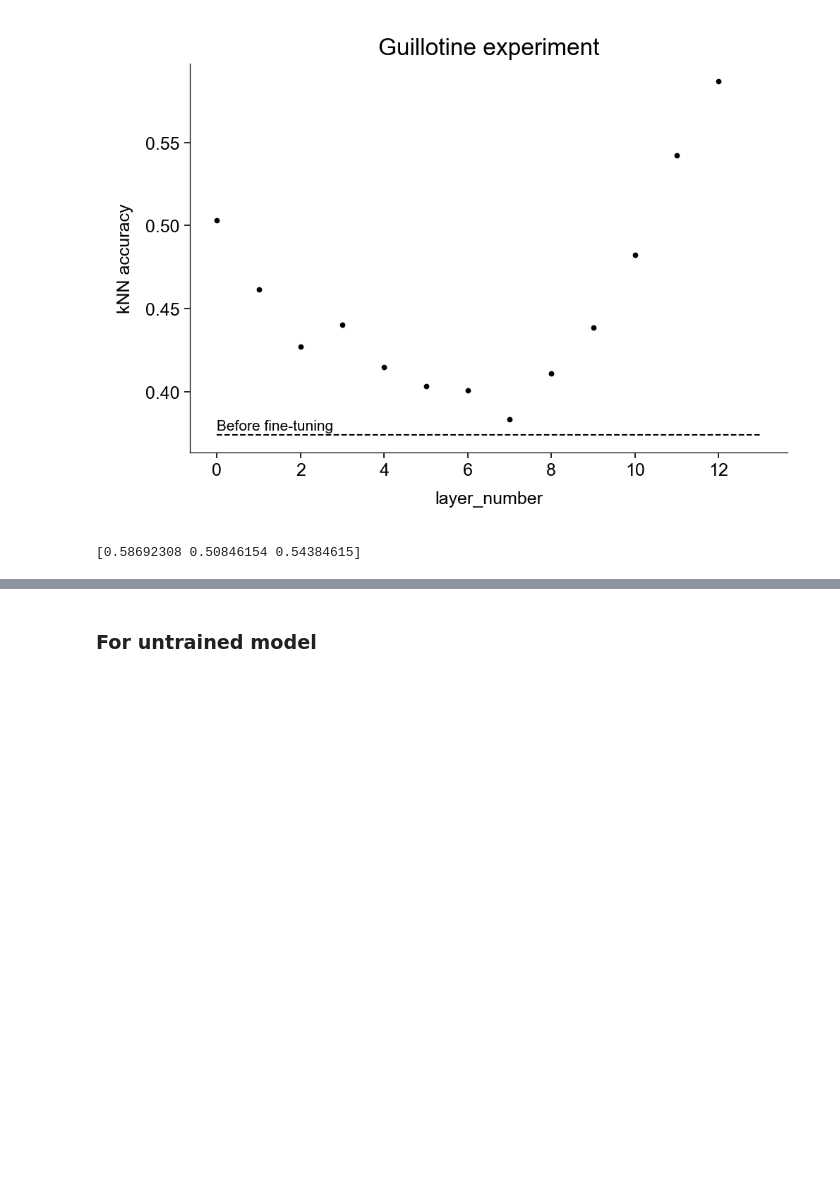
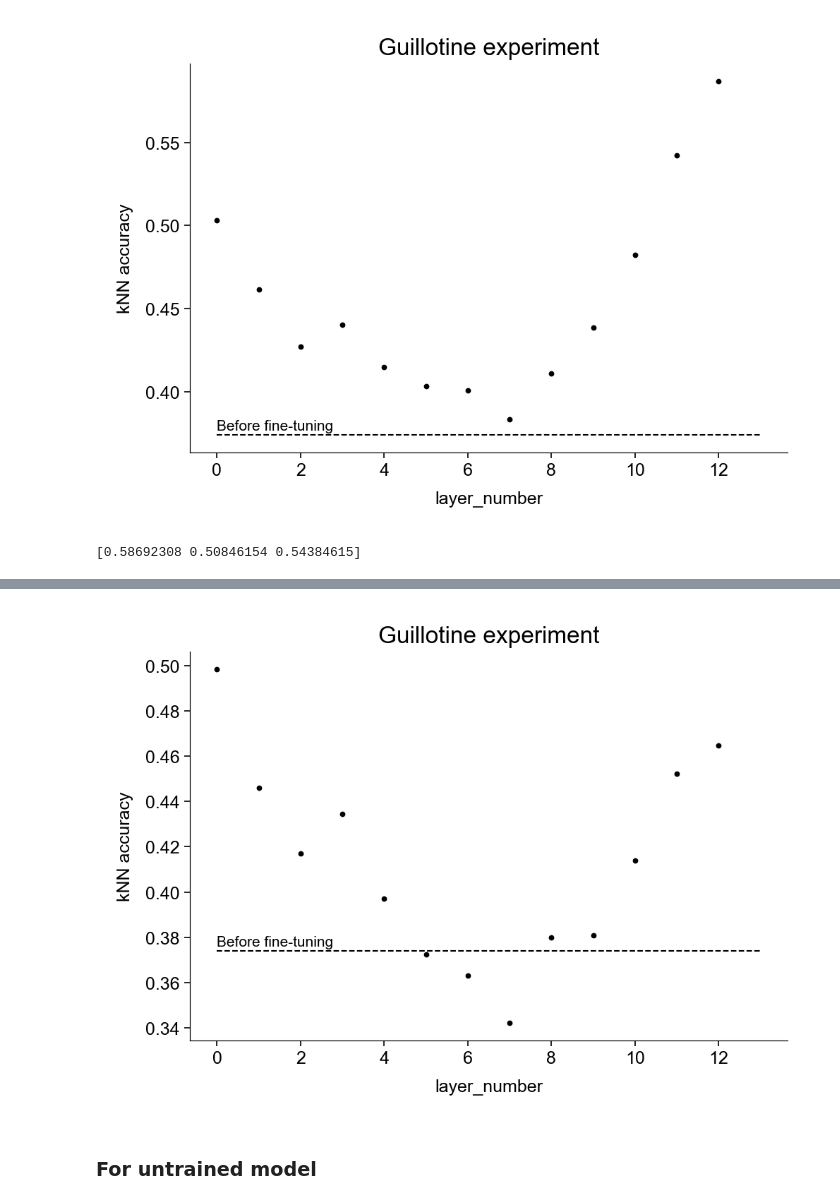
Before and after one commit to berenslab/text-embed-augm, a Jupyter notebook: scripts/updated_dataset/23-rgm-guillotine.ipynb, the cells around one changed output, grey strips where cells are left out. Saved outputs shown, nothing was run; the diff lists cells and outputs as text; code cells hidden in the pictures; blank space fills up the shorter version.

```diff
--- a/scripts/updated_dataset/23-rgm-guillotine.ipynb
+++ b/scripts/updated_dataset/23-rgm-guillotine.ipynb
@@ -780,3 +1122,50 @@ print(knn_acc)
+# %%
+%matplotlib inline
+fig, ax = plt.subplots(figsize=(3.25, 2.3), dpi=300, layout="constrained")
+
+model_name = "MPNet"
+for layer_number in np.arange(13):
+    saving_path = (
+        Path("embeddings_" + model_name.lower())
+        / Path("updated_dataset")
+        / Path("guillotine_experiment")
+    )
+    (variables_path / saving_path).mkdir(exist_ok=True)
+
+    saving_name = (
+        f"knn_accuracies_trained_simcse_av_after_layer_{layer_number}.npy"
+    )
+    knn_acc = np.load(
+        variables_path / saving_path / saving_name,
+    )
+    # print(layer_number, knn_acc)
+
+    ax.scatter(layer_number, knn_acc[0], c="k", s=3, marker=".")
+# ax.hlines(0.374, 0, 12, color="r")
+ax.hlines(0.374, 0, 13, color="k", linestyle="--")
+ax.text(
+    0,
+    0.374 + 0.001,
+    f"Before fine-tuning",
+    fontsize=5,
+    va="bottom",
+    ha="left",
+)
+# ax.hlines(0.589, 0, 13, color="k", linestyle="--")
+# ax.text(
+#     0,
+#     0.589 + 0.001,
+#     f"After fine-tuning",
+#     fontsize=5,
+#     va="bottom",
+#     ha="left",
+# )
+ax.set_xlabel("layer_number")
+ax.set_ylabel("kNN accuracy")
+ax.set_title("Guillotine experiment")
+fig.savefig(figures_path / "guillotine_experiment_mpnet_trained_simcse_v1.png")
+# %% [output]
+[figure, added]
 # %% [markdown]
 ### For untrained model
 # %%
```
Also changed, not shown: parts of 119 cells of this notebook, 9 other files.
